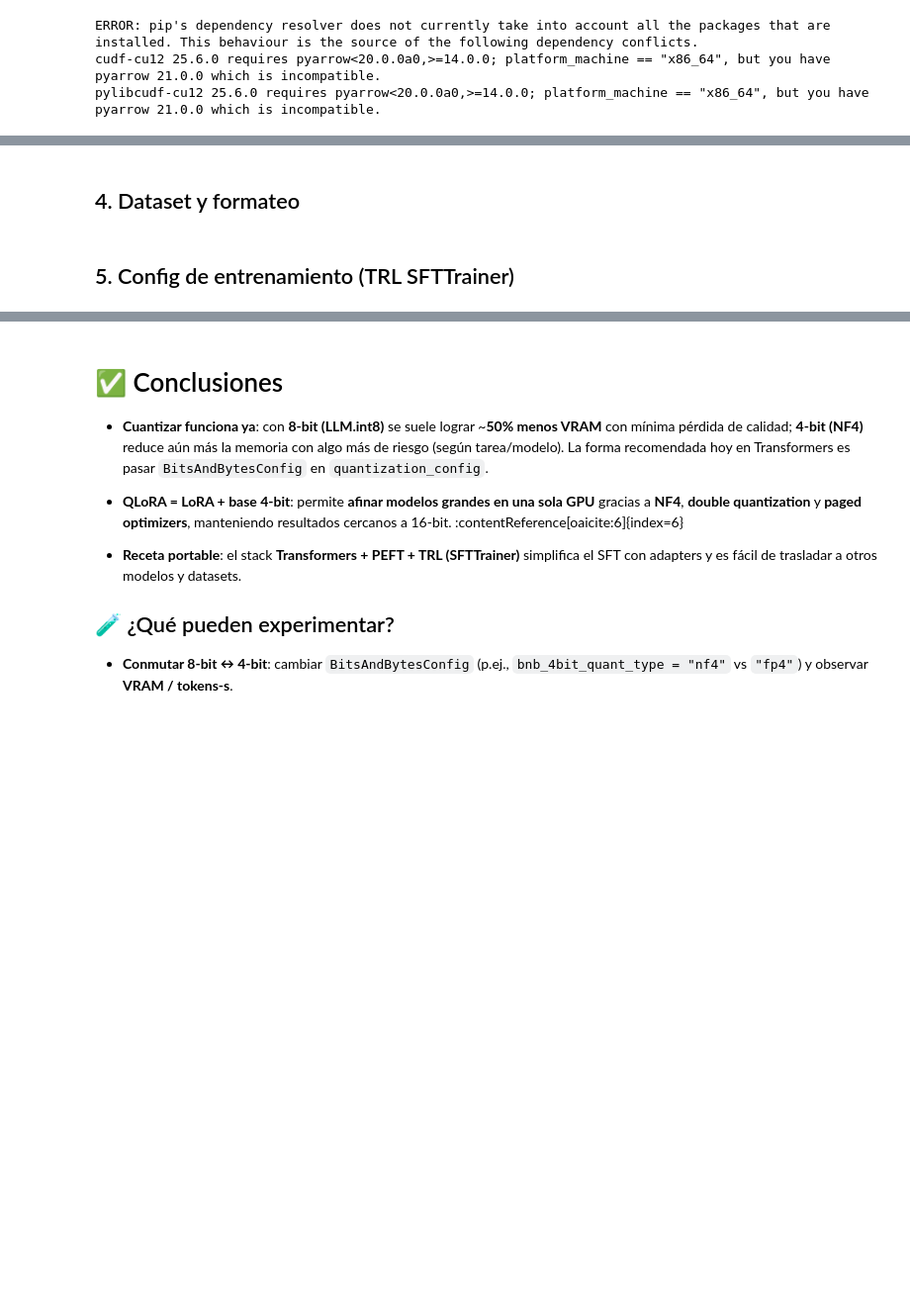
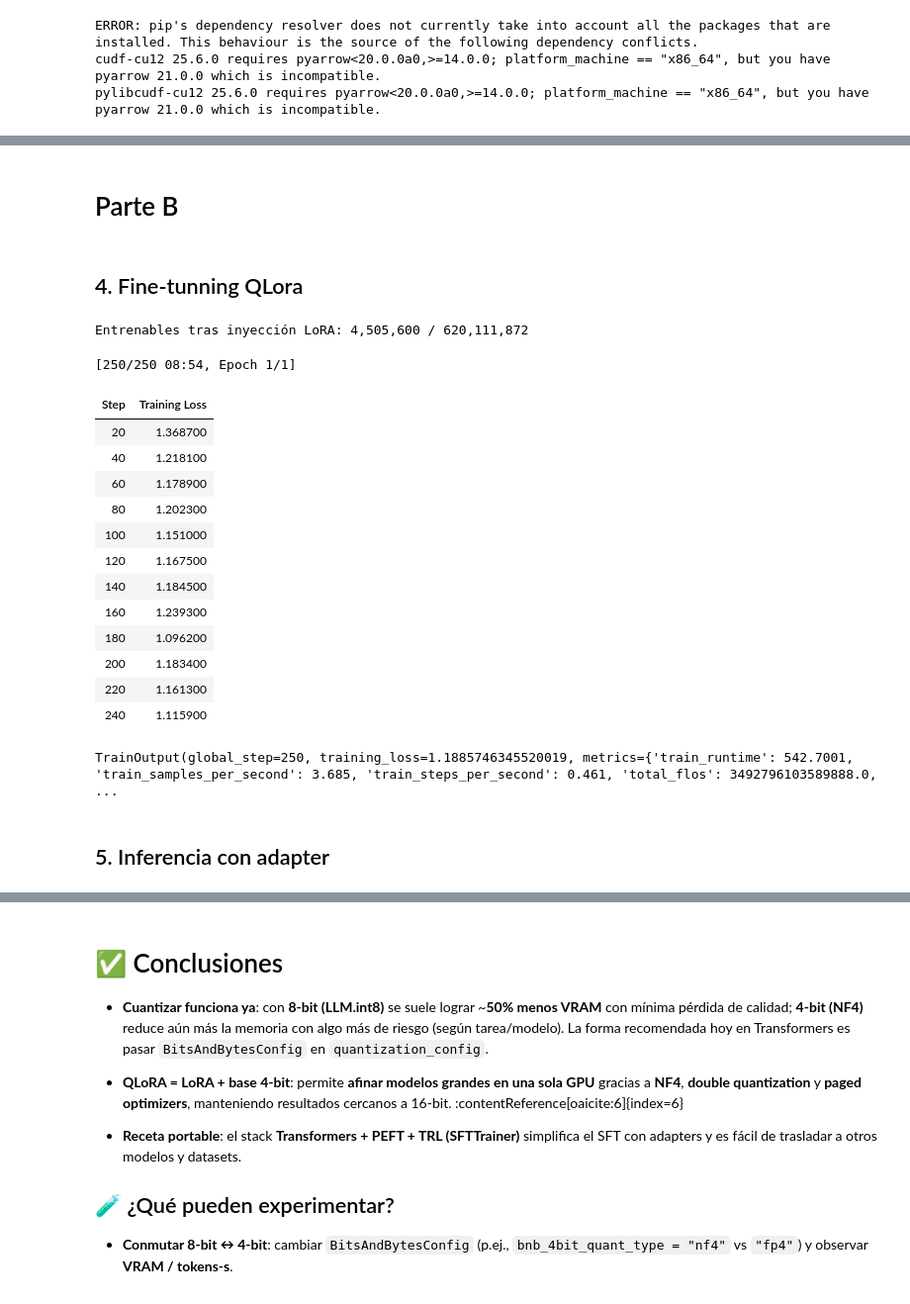
Before and after one commit to EjbejaranosAI/llm-hub, a Jupyter notebook: mastery/notebooks/02_finetuning_qlora.ipynb, the cells around one changed output, grey strips where cells are left out. Shown at 99% size. Drawn from its saved outputs; the diff is of its cells as text; code cells hidden in the pictures; blank space fills up the shorter version.

```diff
--- a/mastery/notebooks/02_finetuning_qlora.ipynb
+++ b/mastery/notebooks/02_finetuning_qlora.ipynb
@@ -111,23 +212,65 @@ trainable params: 4,505,600 || all params: 1,104,553,984 || trainable%: 0.4079
+# %% [markdown]
+# Parte B
 # %% [markdown]
-## 4. Dataset y formateo
+## 4. Fine-tunning QLora
 # %%
-# Carga dataset y toma un subset pequeño para la demo
-raw = load_dataset(DATASET)
-train = raw["train"].shuffle(seed=42).select(range(2000))  # ~2k ejemplos para demo
-#train = raw["train"].shuffle(seed=42) # Intenta con todo el dataset
+from trl import SFTTrainer, SFTConfig
 
-# Plantilla simple estilo Alpaca para construir el prompt
-def format_sample(example):
-    instruction = example.get("instruction","")
-    input_ = example.get("input","")
-    output = example.get("output","")
-    if input_:
-        prompt = f"### Instrucción:\n{instruction}\n\n### Entrada:\n{input_}\n\n### Respuesta:\n{output}"
-    else:
-        prompt = f"### Instrucción:\n{instruction}\n\n### Respuesta:\n{output}"
-    return {"text": prompt}
+# Directorio donde se guardarán checkpoints y resultados del fine-tuning
+OUTPUT_DIR = "/content/qlora-demo"
 
-train = train.map(format_sample, remove_columns=train.column_names)
+# Configuración del entrenamiento supervisado (SFT)
+sft_cfg = SFTConfig(
+    output_dir=OUTPUT_DIR,  # Carpeta de salida para checkpoints y logs
+    num_train_epochs=1,     # Número de épocas (veces que el dataset completo se recorre)
+    per_device_train_batch_size=2,  # Tamaño de batch por GPU/dispositivo
+    gradient_accumulation_steps=4,  # Acumula gradientes en múltiples batches para simular un batch mayor
+    learning_rate=2e-4,     # Tasa de aprendizaje
+    lr_scheduler_type="linear",  # Scheduler de la tasa de aprendizaje (disminuye linealmente)
+    logging_steps=20,       # Cada cuántos pasos se imprimen logs de entrenamiento
+    save_steps=200,         # Cada cuántos pasos se guarda un checkpoint
+    report_to="wandb",  #"none",  #,"tensorboard"     # No reporta a herramientas externas como WandB
+    bf16=(torch.cuda.is_available() and torch.cuda.get_device_capability(0)[0] >= 8),  # Usa bfloat16 si la GPU lo soporta
+    fp16=not (torch.cuda.is_available() and torch.cuda.get_device_capability(0)[0] >= 8), # Si no, usa float16
+    dataloader_pin_memory=torch.cuda.is_available(),  # Optimización al cargar datos en memoria para GPUs
+    packing=False,          # No usar packed dataset (útil para entrenamiento largo)
+    dataset_text_field="text",  # Campo del dataset que contiene el texto de entrenamiento
+    max_length=512          # Longitud máxima de tokens para truncar/recortar inputs
+)
+
+# Inicialización del entrenador SFT
+trainer = SFTTrainer(
+    model=model,          # Modelo base (puede ser 4-bit + LoRA)
+    peft_config=peft_cfg, # Configuración LoRA para inyectar en el modelo
+    args=sft_cfg,         # Parámetros de entrenamiento definidos arriba
+    train_dataset=train   # Dataset de entrenamiento ya formateado
+)
+
+# Verificación rápida del DataLoader y parámetros entrenables
+dl = trainer.get_train_dataloader()
+trainables = sum(p.numel() for p in trainer.model.parameters() if p.requires_grad)  # Parámetros que se actualizarán
+total = sum(p.numel() for p in trainer.model.parameters())                            # Total de parámetros
+print(f"Entrenables tras inyección LoRA: {trainables:,} / {total:,}")
+
+# Ejecuta el entrenamiento
+trainer.train()
+# %% [output]
+Entrenables tras inyección LoRA: 4,505,600 / 620,111,872
+[250/250 08:54, Epoch 1/1]
+| Step | Training Loss |
+| 20 | 1.368700 |
+| 40 | 1.218100 |
+| 60 | 1.178900 |
+| 80 | 1.202300 |
+| 100 | 1.151000 |
+| 120 | 1.167500 |
+| 140 | 1.184500 |
+| 160 | 1.239300 |
+| 180 | 1.096200 |
+| 200 | 1.183400 |
+| 220 | 1.161300 |
+| 240 | 1.115900 |
+TrainOutput(global_step=250, training_loss=1.1885746345520019, metrics={'train_runtime': 542.7001, 'train_samples_per_second': 3.685, 'train_steps_per_second': 0.461, 'total_flos': 3492796103589888.0, ...
 # %% [markdown]
-## 5. Config de entrenamiento (TRL SFTTrainer)
+## 5. Inferencia con adapter
 # %%
```
Also changed, not shown: parts of 13 cells of this notebook.
